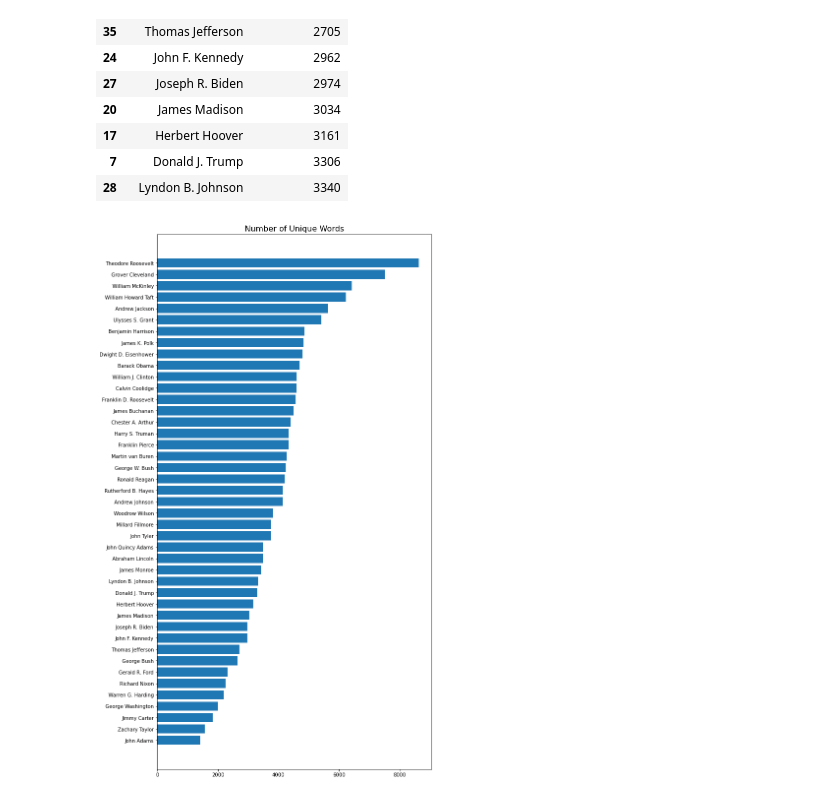
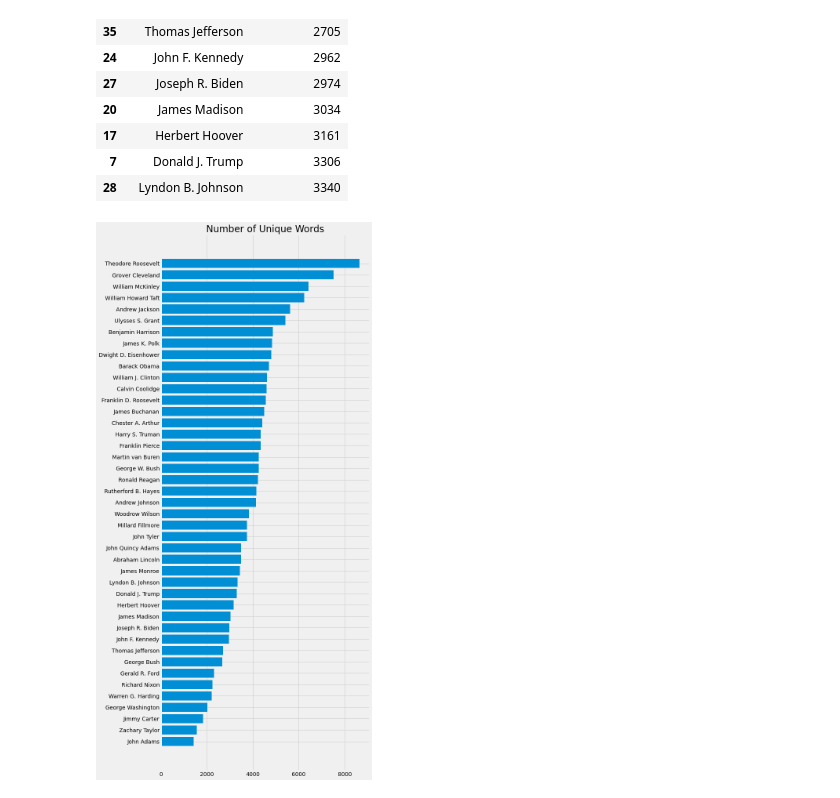
Before and after one commit to tiroger/NLP-SOTU, a Jupyter notebook: eda.ipynb, the cells around one changed output. Saved outputs shown, nothing was run; the diff lists cells and outputs as text; code cells hidden in the pictures.

```diff
--- a/eda.ipynb
+++ b/eda.ipynb
@@ -165,0 +182,11 @@ added_stop_words
+# %%
+# We want to exclude words that occur in more than half of the speeches
+most_common_words = [word for word, count in Counter(words).most_common() if count >  len(transposed_dtm.columns)/2]
+# We'll also add some common words that we don't want to include in our analysis
+common_words = ['america', 'americas', 'americans', 'applause']
+
+added_stop_words = most_common_words + common_words
+
+# added_stop_words = [word for word, count in Counter(words).most_common() if count > 20]
+# added_stop_words = added_stop_words + ['america', 'american', 'nation', 'world', 'people', 'years', 'new', 'time', 'work', 'must', 'today', 'us', 'let', 'make', 'know', 'great', 'come', 'every', 'day', 'way']
+added_stop_words
@@ -206,0 +252,6 @@ stop_words
+# %%
+# First, we'll remove the stop words from the frequency dictionary
+for president in top_words_freq_dict.keys():
+    for word in list(top_words_freq_dict[president].keys()):
+        if word in stop_words:
+            top_words_freq_dict[president].pop(word)
@@ -208,3 +279,16 @@ stop_words
 # Let's make some word clouds!
 wc = WordCloud(stopwords=stop_words, background_color="white", colormap="Dark2",
                max_font_size=150, random_state=42)
+# %%
+# Let's make some word clouds!
+full_name = []
+
+wc = WordCloud(stopwords=stop_words, background_color="white", colormap="Dark2",
+               max_font_size=150, random_state=42)
+for president in top_words_freq_dict.keys():
+    wc.generate_from_frequencies(top_words_freq_dict[president])
+    plt.imshow(wc, interpolation="bilinear")
+    plt.axis("off")
+    plt.title(president)
+    plt.savefig(f'./figures/word_cloud_{president}.png', dpi=300, bbox_inches='tight')
+plt.show()
@@ -213,7 +299,7 @@ full_names = []
 
 # Creating a new word cloud for each president
 for index, president in enumerate(transposed_dtm.columns):
-    wc.generate(data_clean.clean_text[index])
+    wc.generate_from_frequencies(top_words_freq_dict[president])
     plt.imshow(wc, interpolation="bilinear")
     plt.axis("off")
     plt.title(president)
@@ -256,12 +340,15 @@ data_unique_sort.head(15)
 | 28 | Lyndon B. Johnson | 3340 |
 # %%
 # Plotting results
+# Using 538 colors
+plt.style.use('fivethirtyeight')
+
 plt.subplots(figsize=(10,20))
 y_pos = np.arange(len(data_words))
 plt.barh(y_pos, data_unique_sort.unique_words, align='center')
 plt.yticks(y_pos, data_unique_sort.president_name)
-plt.title('Number of Unique Words', fontsize=16)
-
+plt.title('Number of Unique Words', fontsize=24)
+plt.tight_layout()
 plt.savefig('figures/unique_words.png', dpi=600)
 # %% [output]
-[figure, old version]
+[figure, new version]
```
Also changed, not shown: parts of 13 cells of this notebook, 59 other files.
